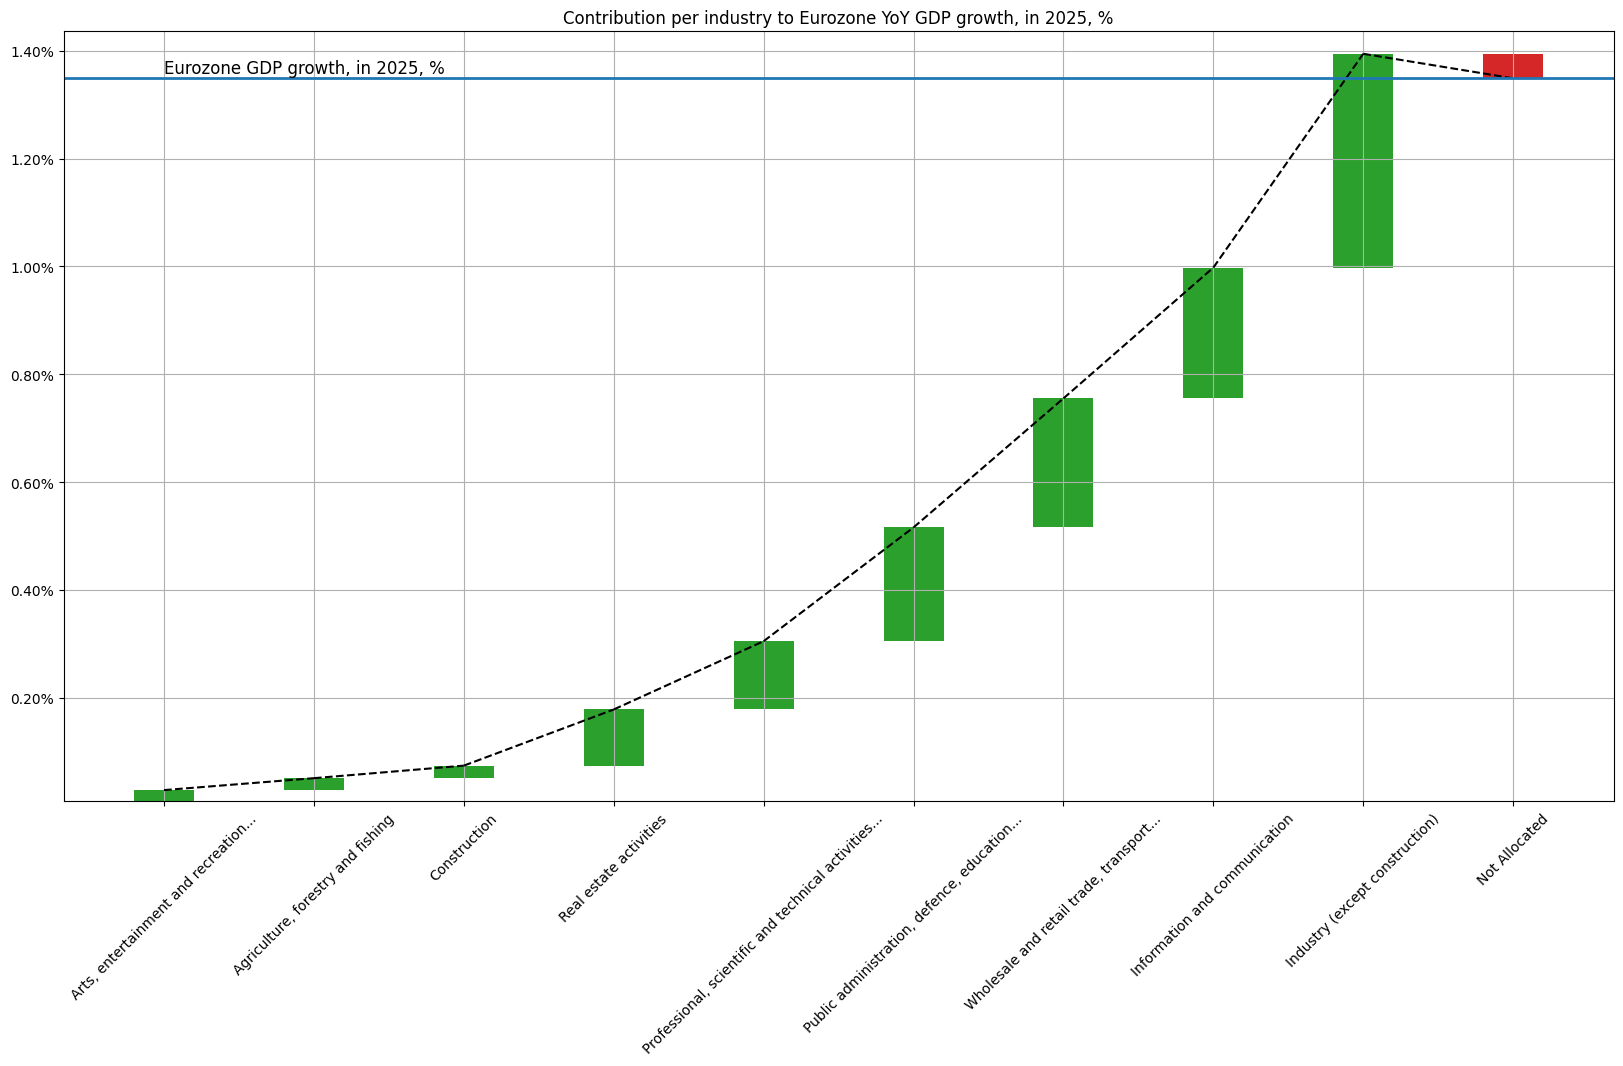
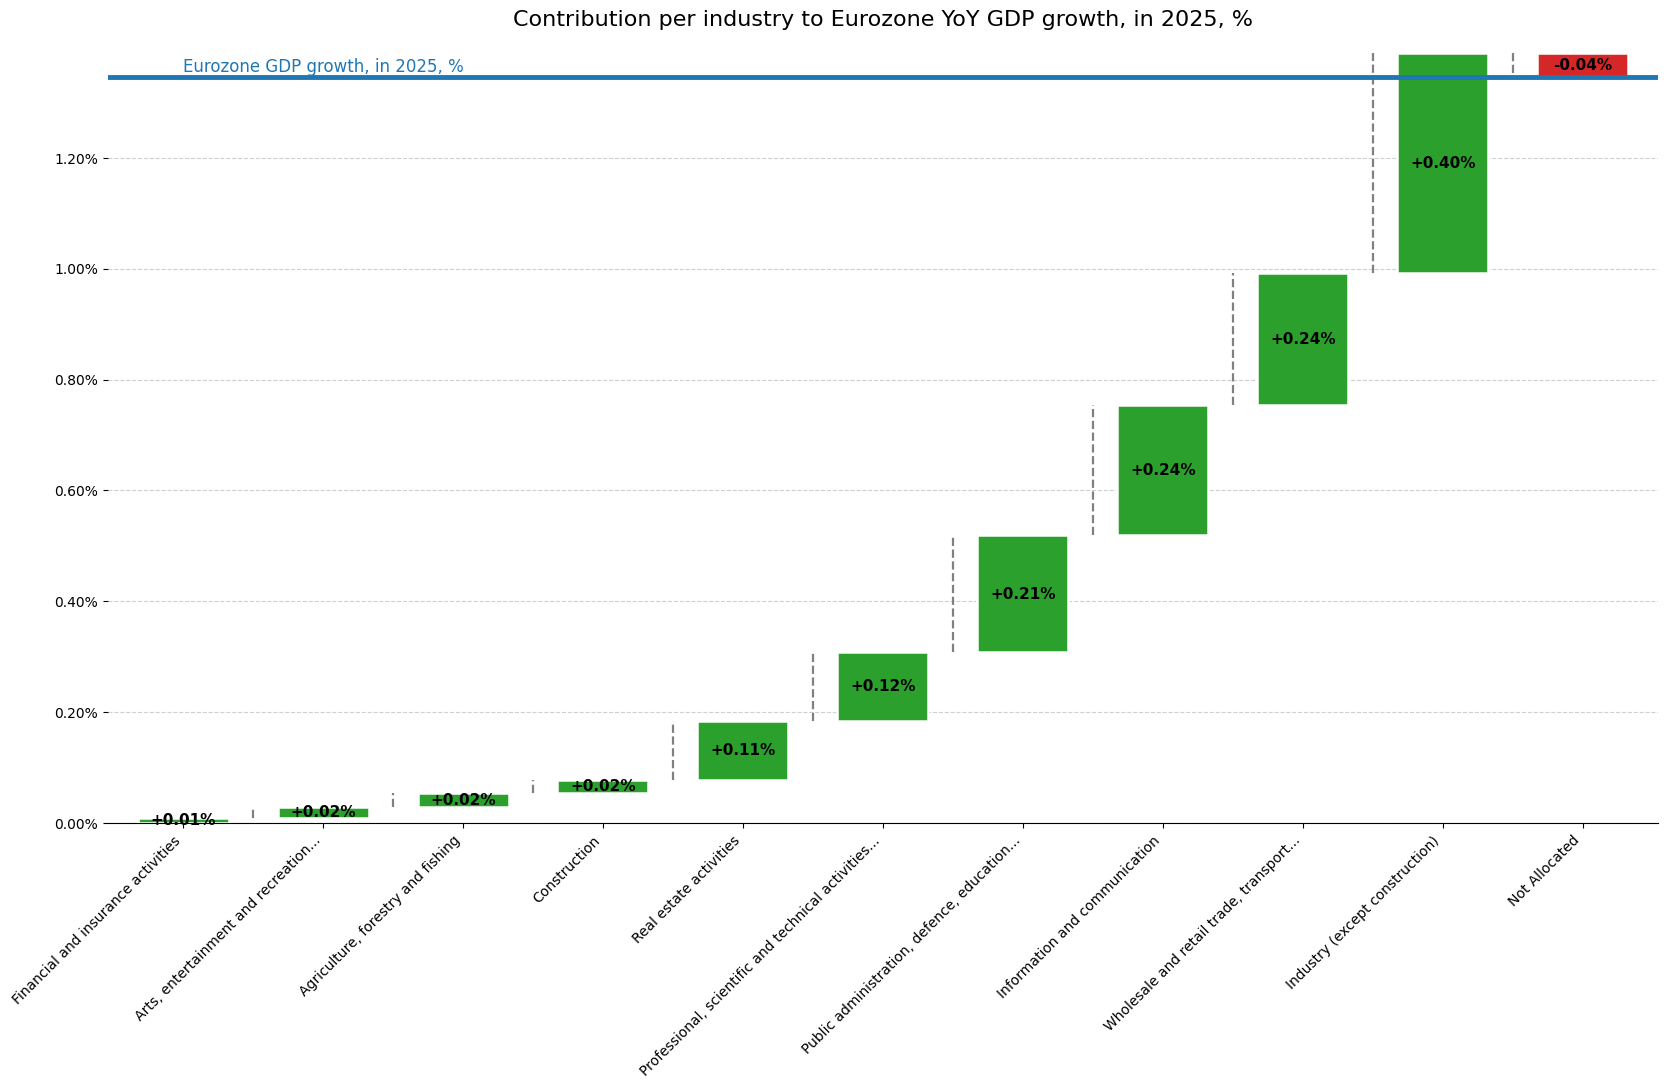
The change to this notebook cell's code, shown as a diff; its figure went from the first image to the second:
--- before
+++ after
@@ -1,25 +1,43 @@
-# plotting the waterfall chart
 fig, ax = plt.subplots(figsize=(20, 10))
 
-# code for Bars
-ax.bar(df.index, df.iloc[:, 0], bottom=df.loc[:, 'Shifted_Total'], width=0.4,
-       color=['#2ca02c' if x >= 0 else '#d62728' for x in df.iloc[:, 0]])
+positive_color = '#2ca02c'   # vibrant green
+negative_color = '#d62728'   # vivid red
 
-# code for lines to connect the bars
+colors = [positive_color if x >= 0 else negative_color for x in df.iloc[:, 0]]
+
+bars = ax.bar(df.index, df.iloc[:, 0], bottom=df['Shifted_Total'], width=0.65, color=colors,
+              edgecolor='white', linewidth=1.8, zorder=3)
+
+# === VALUE LABELS ON BARS (the biggest visual upgrade) ===
+for i, bar in enumerate(bars):
+    height = df.iloc[i, 0]
+    bottom = df['Shifted_Total'].iloc[i]
+    
+    # Position label inside or slightly outside the bar
+    y = bottom + height/2 if height >= 0 else bottom + height/2
+    color = 'white' if abs(height) > 0.012 else 'black'   # white text on dark bars
+    
+    ax.text(bar.get_x() + bar.get_width()/2, y, f'{height:+.2%}', ha='center', va='center', fontsize=11,
+            fontweight='bold', color=color, zorder=5)
+
+# === CONNECTING LINES (vertical gray dashed — much cleaner than slanted black) ===
 for i in range(1, len(df)):
-    ax.plot([i-1, i], [df.iloc[i-1,1], df.iloc[i,1]], color='black', ls='--')
+    ax.plot([i - 0.5, i - 0.5], [df.iloc[i-1, 1], df.iloc[i, 1]], color='gray', linestyle='--', linewidth=1.6, zorder=2)
 
-ax.set_xticks(df.index)
-ax.set_xticklabels(df.index, rotation=45)
-ax.grid(True)
-ax.margins(y=0.10)
-ax.set_title(f'Contribution per industry to {geo_label} YoY GDP growth' + YTD_SUFFIX)
-ax.axhline(y=gdp_total_ytd.iloc[-1], ls='-', lw=2, c='#1f77b4')
-plt.text(0, gdp_total_ytd.iloc[-1]+.0001, f'{geo_label} GDP growth' + YTD_SUFFIX, size='large')
+# === TOTAL GDP GROWTH LINE  ===
+total_growth = gdp_total_ytd.iloc[-1]
+ax.axhline(y=total_growth,linestyle='-', linewidth=3.5,color='#1f77b4', zorder=4)
+plt.text(0, gdp_total_ytd.iloc[-1]+.0001, f'{geo_label} GDP growth' + YTD_SUFFIX, size='large', color='#1f77b4')
+
+# === FORMATTING & POLISH ===
+ax.set_xticks(range(len(df.index)))
+ax.set_xticklabels(df.index, rotation=45, ha='right')#, fontsize=11)
+
 ax.yaxis.set_major_formatter(mtick.PercentFormatter(1))
 
-# Pad with additional space at the top
-current_ylim = ax.get_ylim()
-max_value = max(df.iloc[:, 1].max(), gdp_total_ytd.iloc[-1])
-buffer = (max_value - current_ylim[0]) * 0.03
-_ = ax.set_ylim(bottom=current_ylim[0], top=max_value + buffer)
+ax.set_title(f'Contribution per industry to {geo_label} YoY GDP growth{YTD_SUFFIX}', fontsize=16, pad=20)
+
+ax.grid(True, axis='y', linestyle='--', alpha=0.6)
+
+ax.margins(x=0.02, y=0.15)
+sns.despine(left=True, bottom=False)

Commit: Improved visualization of waterfall charts for GDP growth